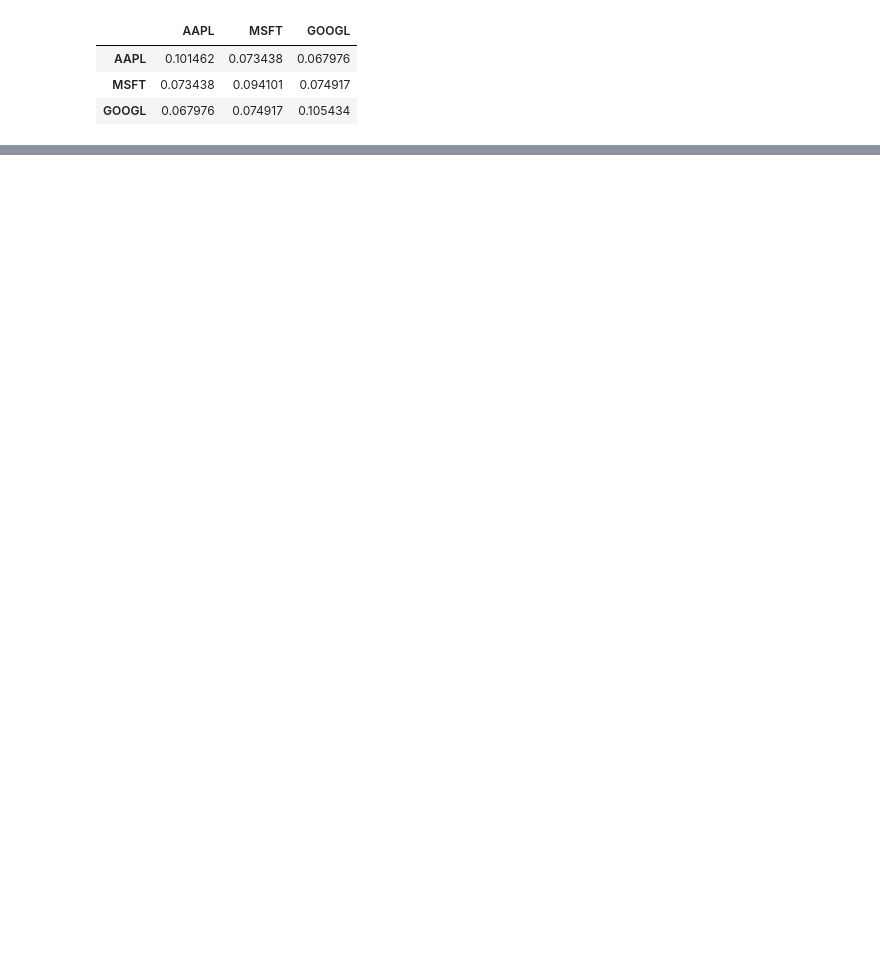
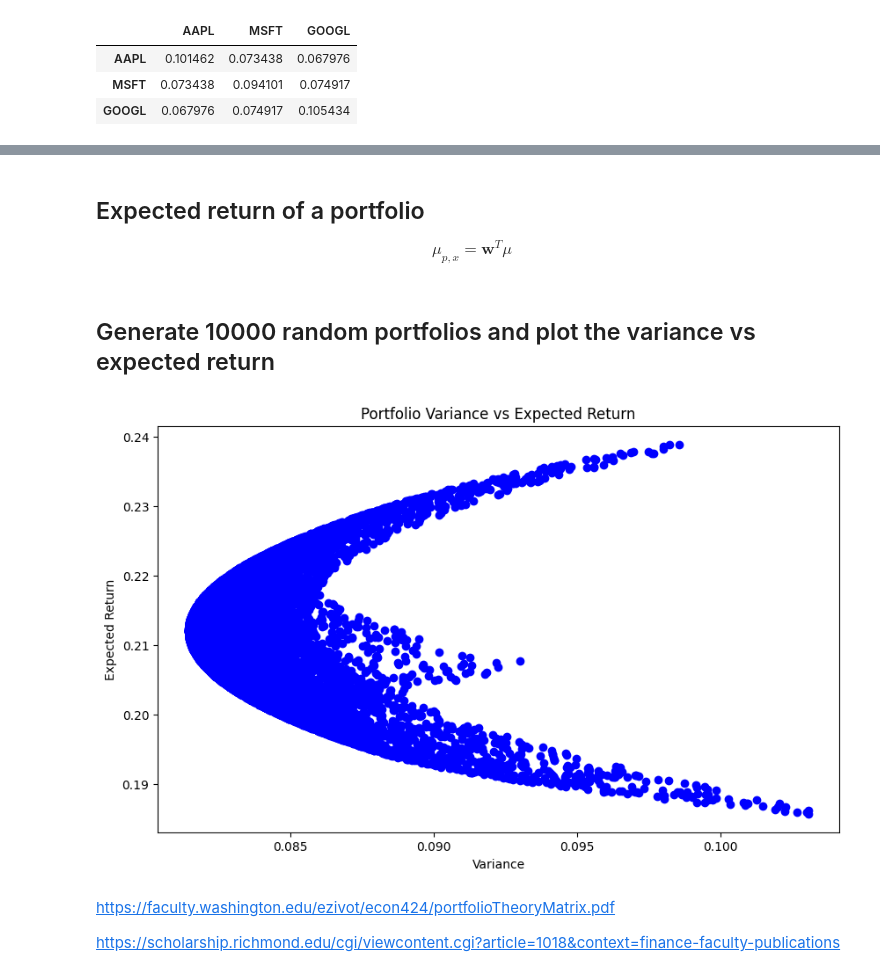
Before and after one commit to tomg223/portfolio-optimization, a Jupyter notebook: notebook.ipynb, the cells around one changed output, grey strips where cells are left out. Saved outputs shown, nothing was run; the diff lists cells and outputs as text; code cells hidden in the pictures; blank space fills up the shorter version.

```diff
--- a/notebook.ipynb
+++ b/notebook.ipynb
@@ -55,11 +99,8 @@ display(returns.head())
 # %%
-cov_matrix = returns.cov() * 252
+cov_matrix = log_returns.cov() * 252
 display(cov_matrix)
 # %% [output]
 |  | AAPL | MSFT | GOOGL |
 | AAPL | 0.101462 | 0.073438 | 0.067976 |
 | MSFT | 0.073438 | 0.094101 | 0.074917 |
 | GOOGL | 0.067976 | 0.074917 | 0.105434 |
-# %%
-expected_returns = pd.DataFrame(returns.mean() * 252, columns=['Annual Return'])
-display(expected_returns)
@@ -84,0 +115,43 @@ calculate_portfolio_metrics(weights=init_weights, returns=expected_returns["Annu
+# %%
+def calculate_variance(weights: np.ndarray) -> float:
+    return weights.T @ cov_matrix @ weights
+# %% [markdown]
+## Expected return of a portfolio
+
+$$
+\mu_{p,x} = \mathbf{w}^T \mu
+$$
+# %%
+def calculate_expected_return(weights: np.ndarray, returns: np.ndarray) -> float:
+    return weights.T @ returns
+# %% [markdown]
+## Generate 10000 random portfolios and plot the variance vs expected return
+# %%
+
+
+import matplotlib.pyplot as plt
+
+variances = []
+portfolio_returns = []
+return_array = np.array(expected_returns["Annual Return"])
+
+
+for i in range(10000):
+    weights = np.random.random(len(tickers))
+    weights /= np.sum(weights)
+    variances.append(calculate_variance(weights))
+    returns = expected_returns["Annual Return"]
+    portfolio_returns.append(calculate_expected_return(weights, returns))
+
+plt.figure(figsize=(10, 6))
+plt.scatter(variances, portfolio_returns, c='blue', marker='o')
+plt.xlabel('Variance')
+plt.ylabel('Expected Return')
+plt.title('Portfolio Variance vs Expected Return')
+plt.show()
+# %% [output]
+[figure, added]
+# %% [markdown]
+https://faculty.washington.edu/ezivot/econ424/portfolioTheoryMatrix.pdf
+
+https://scholarship.richmond.edu/cgi/viewcontent.cgi?article=1018&context=finance-faculty-publications
```
Also changed, not shown: parts of 13 cells of this notebook, 1 other file.
